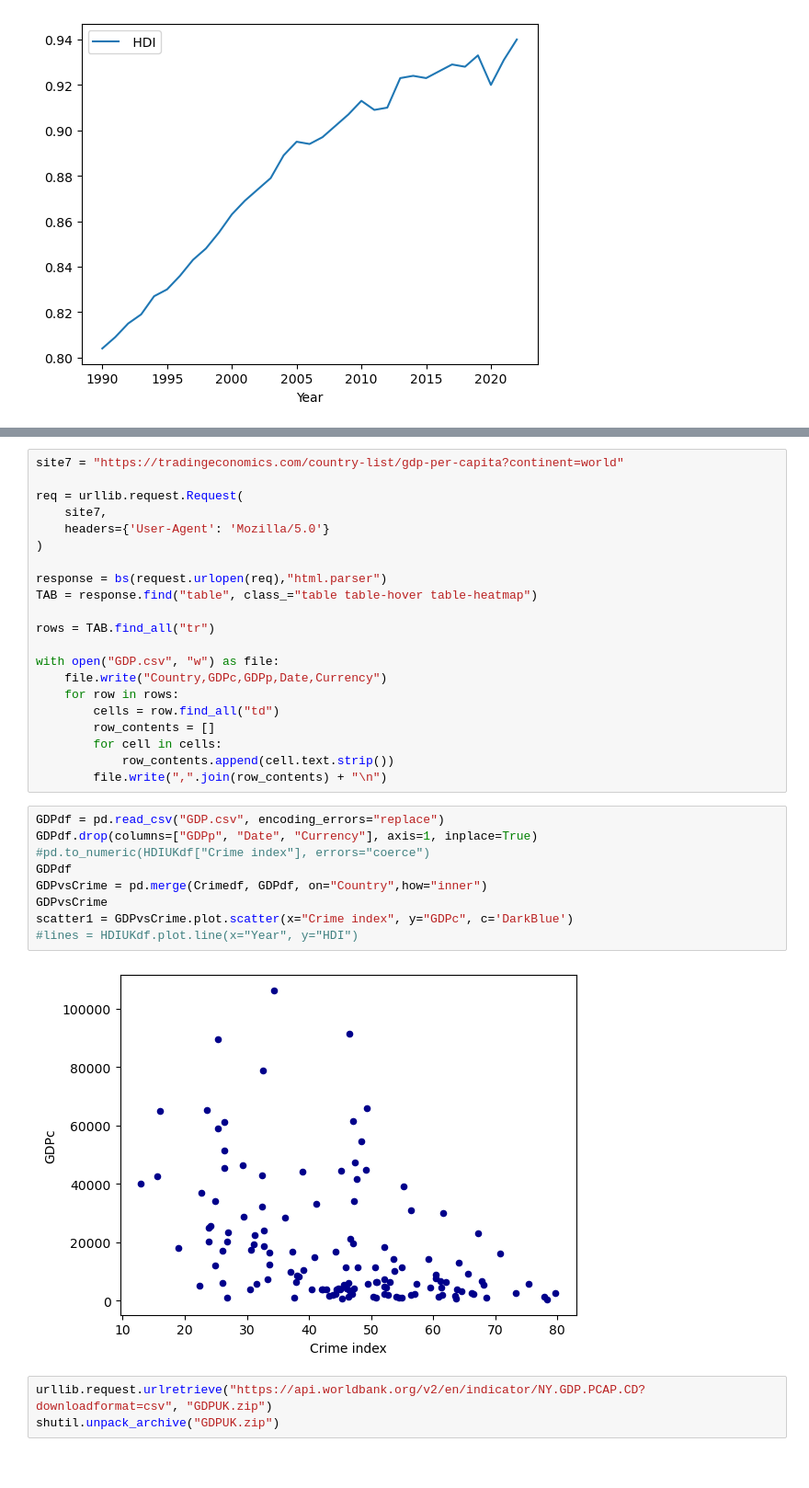
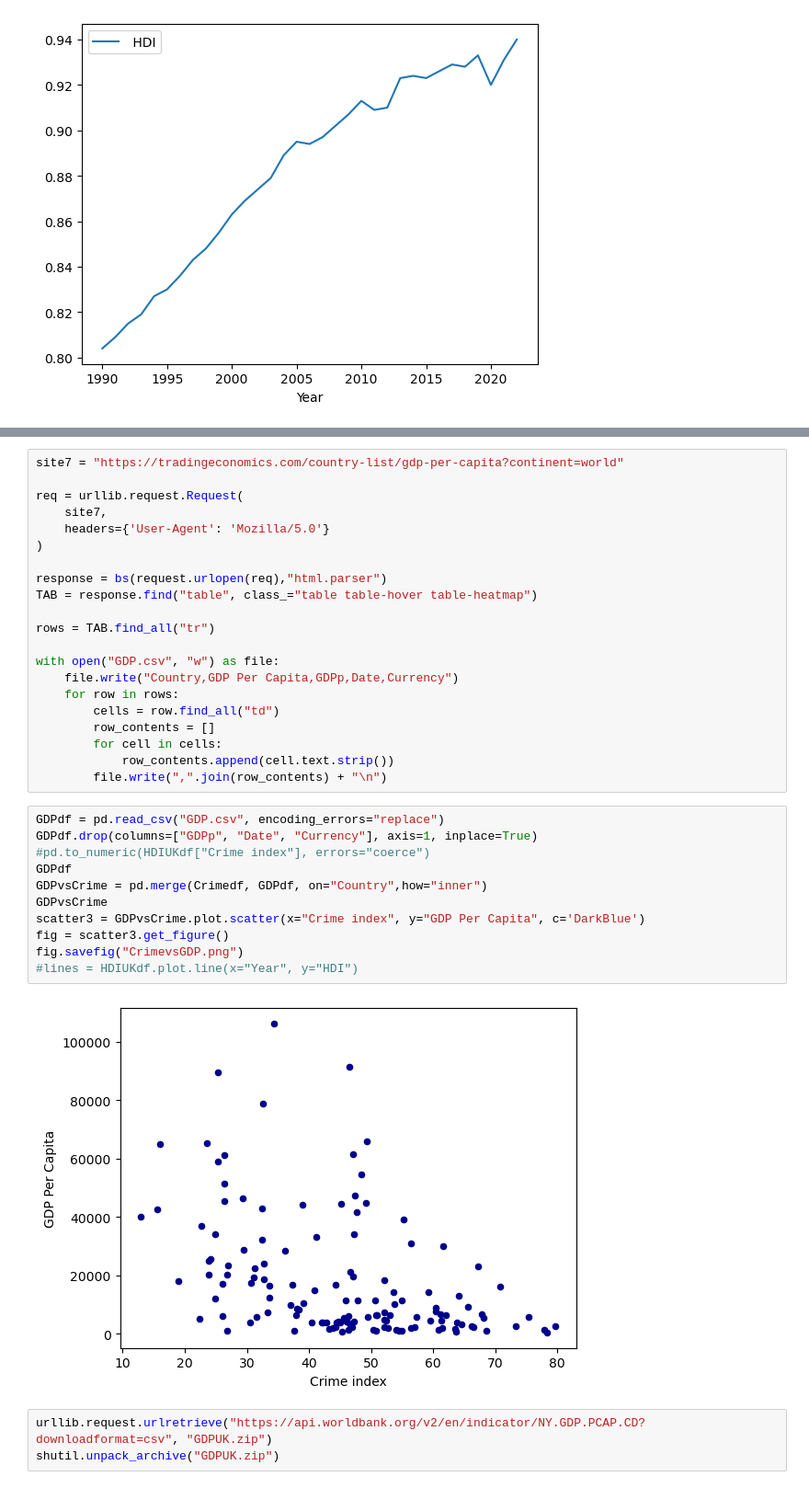
Before and after one commit to blueron05/730049432, a Jupyter notebook: projectCode.ipynb, the cells around one changed output, grey strips where cells are left out. Shown: that part at 92% size. Saved outputs shown, nothing was run; the diff lists cells and outputs as text.

Commit message:
generate png graphs

```diff
--- a/projectCode.ipynb
+++ b/projectCode.ipynb
@@ -328,7 +291,7 @@ TAB = response.find("table", class_="table table-hover table-heatmap")
 rows = TAB.find_all("tr")
 
 with open("GDP.csv", "w") as file:
-    file.write("Country,GDPc,GDPp,Date,Currency")
+    file.write("Country,GDP Per Capita,GDPp,Date,Currency")
     for row in rows:
         cells = row.find_all("td")
         row_contents = []
@@ -338,14 +301,16 @@ with open("GDP.csv", "w") as file:
 # %%
 GDPdf = pd.read_csv("GDP.csv", encoding_errors="replace")
 GDPdf.drop(columns=["GDPp", "Date", "Currency"], axis=1, inplace=True)
 #pd.to_numeric(HDIUKdf["Crime index"], errors="coerce")
 GDPdf
 GDPvsCrime = pd.merge(Crimedf, GDPdf, on="Country",how="inner")
 GDPvsCrime
-scatter1 = GDPvsCrime.plot.scatter(x="Crime index", y="GDPc", c='DarkBlue')
+scatter3 = GDPvsCrime.plot.scatter(x="Crime index", y="GDP Per Capita", c='DarkBlue')
+fig = scatter3.get_figure()
+fig.savefig("CrimevsGDP.png")
 #lines = HDIUKdf.plot.line(x="Year", y="HDI")
 # %% [output]
-[figure, old version]
+[figure, new version]
 # %%
 urllib.request.urlretrieve("https://api.worldbank.org/v2/en/indicator/NY.GDP.PCAP.CD?downloadformat=csv", "GDPUK.zip")
 shutil.unpack_archive("GDPUK.zip")
```
Also changed, not shown: parts of 7 cells of this notebook, 7 other files.
